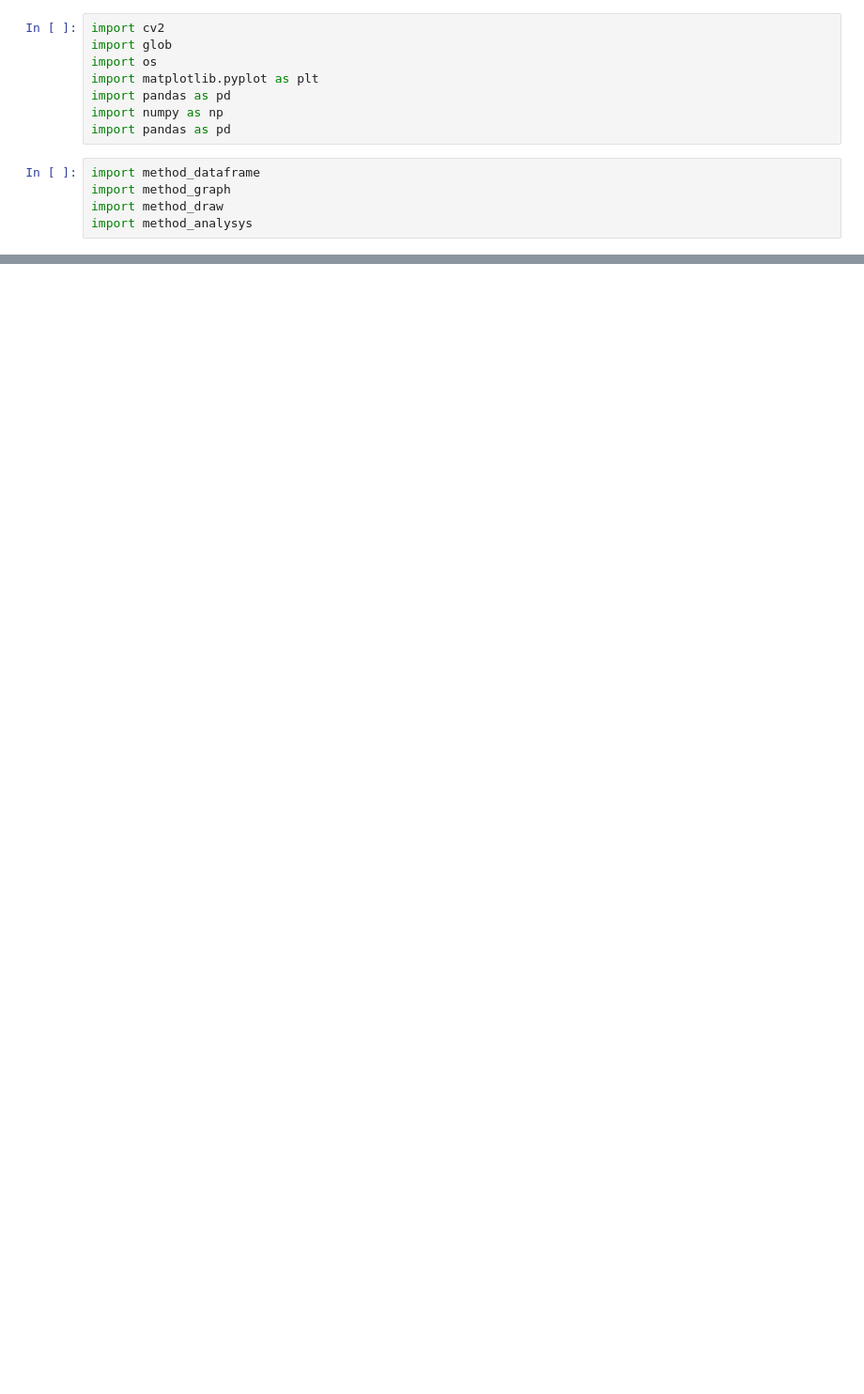
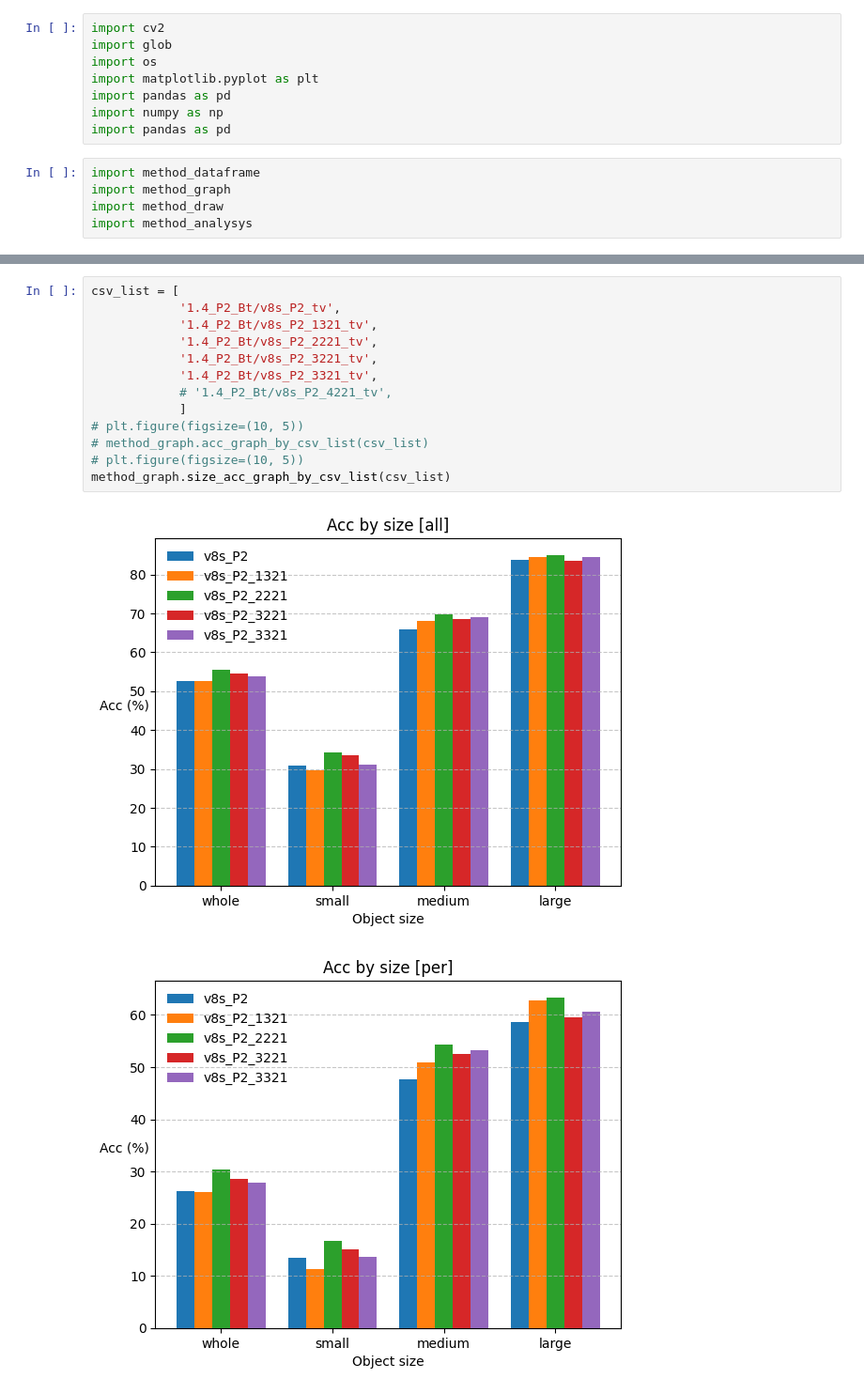
Before and after one commit to Lee-chan-hyeok/Nextchip_Autonomous_Driving_Contest, a Jupyter notebook: analysing/bbox/df_analysys.ipynb, the cells around one changed output, grey strips where cells are left out. Shown at 94% size. Cells and saved outputs as stored; diff of their text form; blank space fills up the shorter version.

```diff
--- a/analysing/bbox/df_analysys.ipynb
+++ b/analysing/bbox/df_analysys.ipynb
@@ -34,0 +35,16 @@ method_graph.size_acc_graph_by_csv_list(csv_list)
+# %%
+csv_list = [
+            '1.4_P2_Bt/v8s_P2_tv',
+            '1.4_P2_Bt/v8s_P2_1321_tv',
+            '1.4_P2_Bt/v8s_P2_2221_tv',
+            '1.4_P2_Bt/v8s_P2_3221_tv',
+            '1.4_P2_Bt/v8s_P2_3321_tv',
+            # '1.4_P2_Bt/v8s_P2_4221_tv',
+            ]
+# plt.figure(figsize=(10, 5))
+# method_graph.acc_graph_by_csv_list(csv_list)
+# plt.figure(figsize=(10, 5))
+method_graph.size_acc_graph_by_csv_list(csv_list)
+# %% [output]
+[figure, added]
+[figure, added]
```
Also changed, not shown: parts of 2 cells of this notebook, 2 other files.
